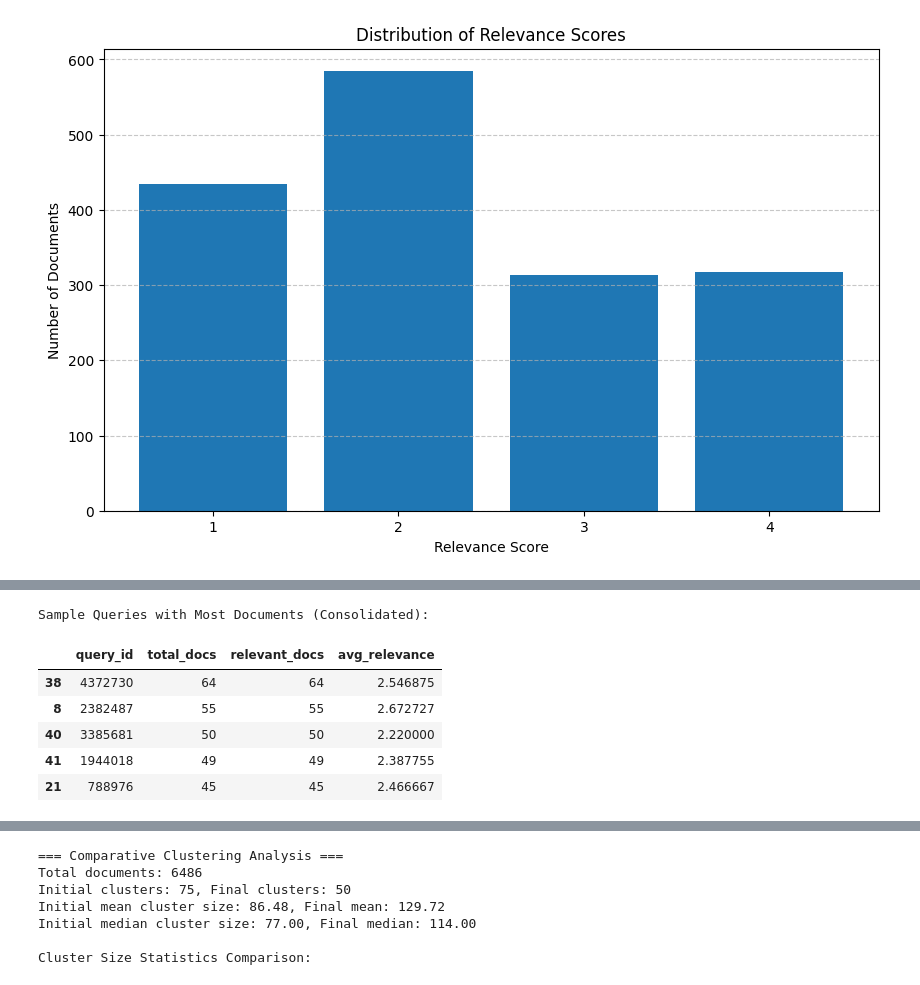
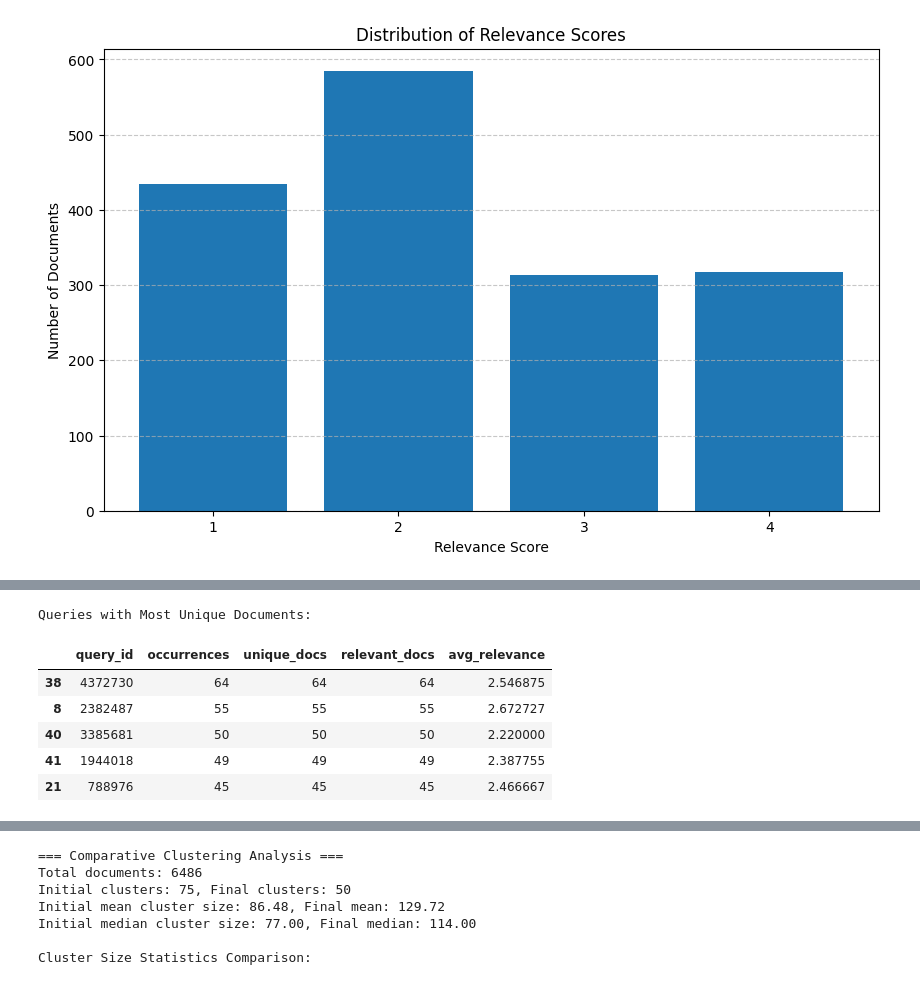
Before and after one commit to dsgt-arc/qclef-2025-clustering, a Jupyter notebook: src/models/ipynb-versions/initial_data-results-data-analysis-v2.ipynb, the cells around one changed output, grey strips where cells are left out. Drawn from its saved outputs; the diff is of its cells as text; code cells hidden in the pictures.

```diff
--- a/src/models/ipynb-versions/initial_data-results-data-analysis-v2.ipynb
+++ b/src/models/ipynb-versions/initial_data-results-data-analysis-v2.ipynb
@@ -224,3 +224,15 @@ Relevance score distribution:
 | 3 | 313 |
 | 4 | 318 |
 [figure]
+# %%
+# Add this section before the comparative clustering analysis
+print("\n=== Query-Centric Document Analysis (Examining Duplicates) ===")
+
+# Analyze frequency of each query_id
+query_id_counts = query_df['query_id'].value_counts()
+duplicate_query_ids = query_id_counts[query_id_counts > 1].index.tolist()
+
+print(f"Total query IDs in dataset: {len(query_id_counts)}")
+print(f"Query IDs that appear multiple times: {len(duplicate_query_ids)}")
+if duplicate_query_ids:
+    print(f"Example duplicate query IDs: {duplicate_query_ids[:5]}")
@@ -226,0 +244,4 @@ Relevance score distribution:
+# %%
+# Examine duplicate query_ids in more detail
+print("\nAnalysis of duplicate query IDs:")
+duplicate_stats = []
@@ -227,8 +372,6 @@ Relevance score distribution:
 # %%
-# Add this section before the comparative clustering analysis
-print("\n=== Query-Centric Document Analysis (Combining Duplicates) ===")
-
-# Consolidate documents for each unique query_id
+# Create consolidated dataframe - one row per unique query_id
+print("\nConsolidating documents for each unique query_id:")
 unique_query_ids = query_df['query_id'].unique()
 consolidated_query_data = []
 
@@ -236,7 +379,7 @@ for qid in unique_query_ids:
     # Get all documents associated with this query ID
     query_docs = query_df[query_df['query_id'] == qid]
 
-    # Count unique documents (in case there are duplicates)
+    # Count unique documents
     unique_docs = query_docs['doc_id'].nunique()
 
     # Count relevant documents
@@ -248,7 +391,8 @@ for qid in unique_query_ids:
     # Add to consolidated data
     consolidated_query_data.append({
         'query_id': qid,
-        'total_docs': unique_docs,
+        'occurrences': len(query_docs),
+        'unique_docs': unique_docs,
         'relevant_docs': relevant_docs,
         'avg_relevance': avg_relevance
     })
@@ -256,8 +400,8 @@ for qid in unique_query_ids:
 # Convert to dataframe for analysis
 consolidated_df = pd.DataFrame(consolidated_query_data)
 
-# Basic statistics with consolidated data
-print(f"Total unique queries: {len(unique_query_ids)}")
-print(f"Total query-document pairs (original): {len(query_df)}")
-print(f"Total unique query-document pairs (consolidated): {consolidated_df['total_docs'].sum()}")
+# Summary statistics
+print(f"Total unique query IDs: {len(unique_query_ids)}")
+print(f"Total query-document pairs: {len(query_df)}")
+print(f"Total unique query-document pairs: {consolidated_df['unique_docs'].sum()}")
 # %% [output]
@@ -345,13 +497,13 @@ Consolidated Average Relevance per Query - Summary Statistics:
 # %%
-# Sample queries (consolidated)
-print("\nSample Queries with Most Documents (Consolidated):")
-top_consolidated_queries = consolidated_df.sort_values('total_docs', ascending=False).head(5)
-display(top_consolidated_queries[['query_id', 'total_docs', 'relevant_docs', 'avg_relevance']])
+# Display queries with most unique documents
+print("\nQueries with Most Unique Documents:")
+most_docs = consolidated_df.sort_values('unique_docs', ascending=False).head(5)
+display(most_docs[['query_id', 'occurrences', 'unique_docs', 'relevant_docs', 'avg_relevance']])
 # %% [output]
-Sample Queries with Most Documents (Consolidated):
+Queries with Most Unique Documents:
-|  | query_id | total_docs | relevant_docs | avg_relevance |
-| 38 | 4372730 | 64 | 64 | 2.546875 |
-| 8 | 2382487 | 55 | 55 | 2.672727 |
-| 40 | 3385681 | 50 | 50 | 2.220000 |
-| 41 | 1944018 | 49 | 49 | 2.387755 |
-| 21 | 788976 | 45 | 45 | 2.466667 |
+|  | query_id | occurrences | unique_docs | relevant_docs | avg_relevance |
+| 38 | 4372730 | 64 | 64 | 64 | 2.546875 |
+| 8 | 2382487 | 55 | 55 | 55 | 2.672727 |
+| 40 | 3385681 | 50 | 50 | 50 | 2.220000 |
+| 41 | 1944018 | 49 | 49 | 49 | 2.387755 |
+| 21 | 788976 | 45 | 45 | 45 | 2.466667 |
```
Also changed, not shown: parts of 12 cells of this notebook.
